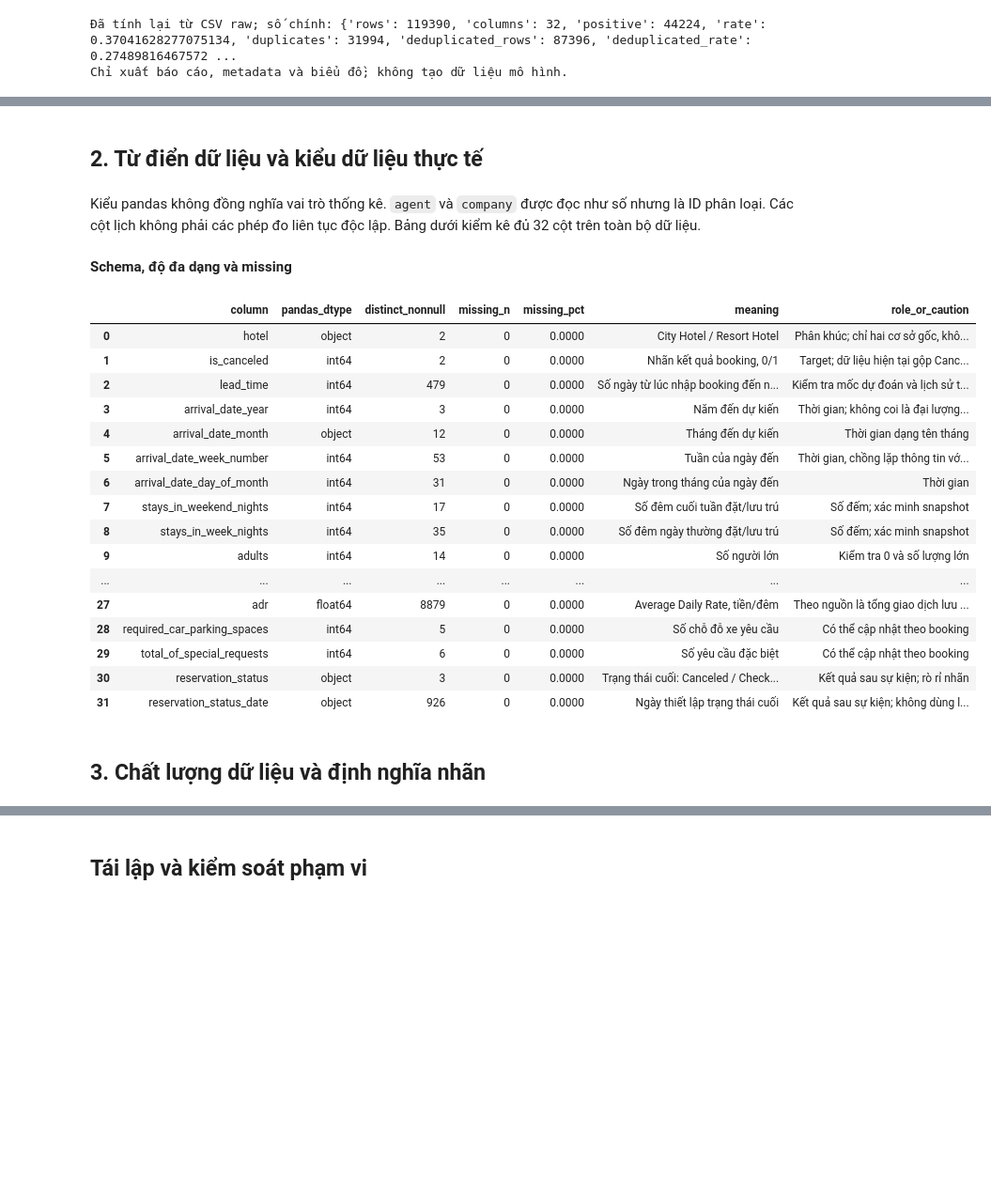
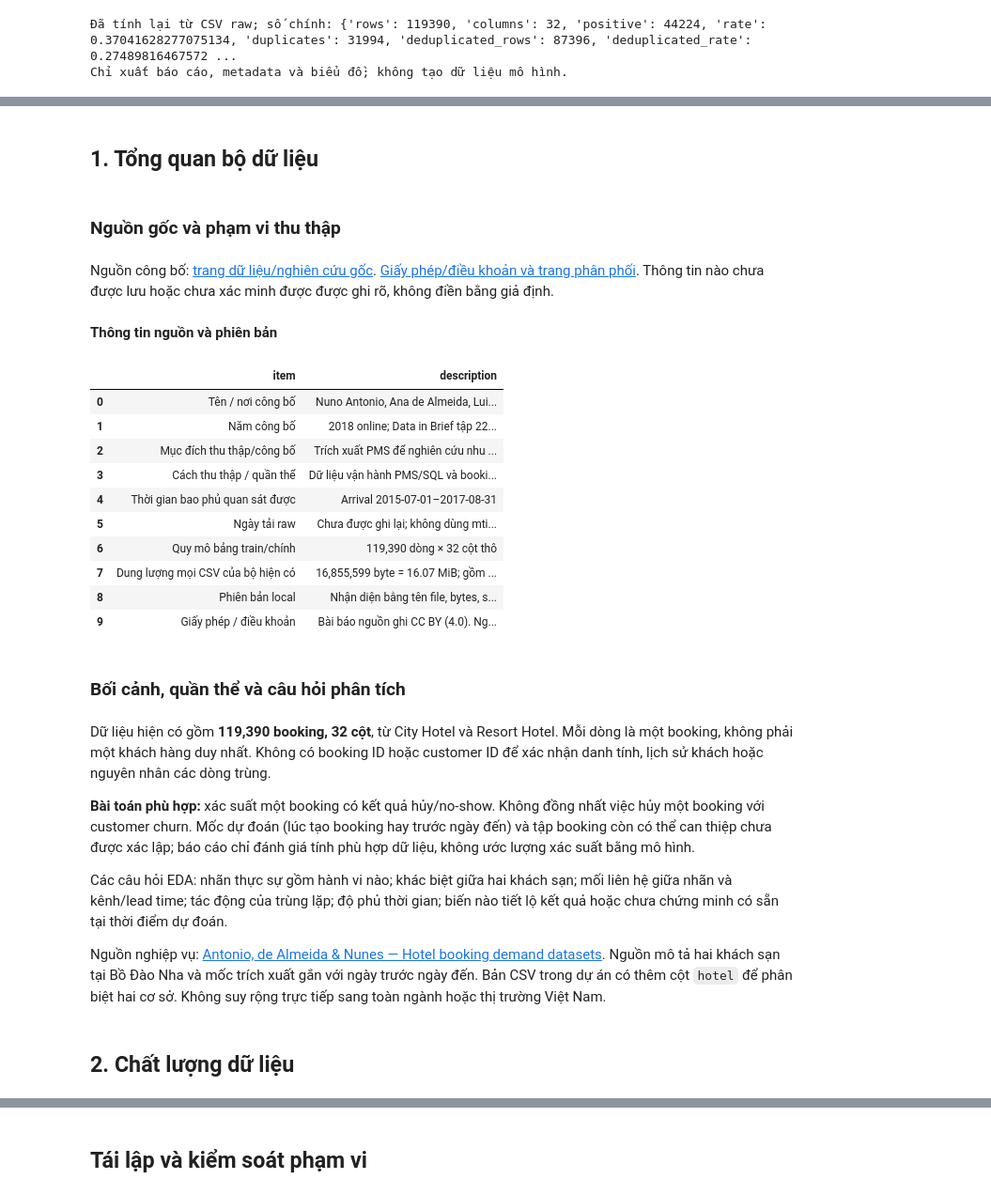
Before and after one commit to AnhQun18/Propensity-VSF-tts, a Jupyter notebook: notebooks/HOTEL/hotel_descriptive_report.ipynb, the cells around one changed output, grey strips where cells are left out. Shown at 94% size. Drawn from its saved outputs; the diff is of its cells as text; code cells hidden in the pictures; blank space fills up the shorter version.

```diff
--- a/notebooks/HOTEL/hotel_descriptive_report.ipynb
+++ b/notebooks/HOTEL/hotel_descriptive_report.ipynb
@@ -44,27 +47,30 @@ Nguồn nghiệp vụ: [Antonio, de Almeida & Nunes — Hotel booking demand dat
-# %% [markdown]
-## 2. Từ điển dữ liệu và kiểu dữ liệu thực tế
+# %% [markdown]
+## 1. Tổng quan bộ dữ liệu
 # %%
-eda.show_section(report, 'dictionary')
+eda.show_section(report, 'overview')
 # %% [output]
-Kiểu pandas không đồng nghĩa vai trò thống kê. `agent` và `company` được đọc như số nhưng là ID phân loại. Các cột lịch không phải các phép đo liên tục độc lập. Bảng dưới kiểm kê đủ 32 cột trên toàn bộ dữ liệu.
+### Nguồn gốc và phạm vi thu thập
-**Schema, độ đa dạng và missing**
+Nguồn công bố: [trang dữ liệu/nghiên cứu gốc](https://pmc.ncbi.nlm.nih.gov/articles/PMC6297060/). [Giấy phép/điều khoản và trang phân phối](https://www.kaggle.com/datasets/jessemostipak/hotel-booking-demand). Thông tin nào chưa được lưu hoặc chưa xác minh được được ghi rõ, không điền bằng giả định.
+**Thông tin nguồn và phiên bản**
-|  | column | pandas_dtype | distinct_nonnull | missing_n | missing_pct | meaning | role_or_caution |
-| 0 | hotel | object | 2 | 0 | 0.0000 | City Hotel / Resort Hotel | Phân khúc; chỉ hai cơ sở gốc, khô... |
-| 1 | is_canceled | int64 | 2 | 0 | 0.0000 | Nhãn kết quả booking, 0/1 | Target; dữ liệu hiện tại gộp Canc... |
-| 2 | lead_time | int64 | 479 | 0 | 0.0000 | Số ngày từ lúc nhập booking đến n... | Kiểm tra mốc dự đoán và lịch sử t... |
-| 3 | arrival_date_year | int64 | 3 | 0 | 0.0000 | Năm đến dự kiến | Thời gian; không coi là đại lượng... |
-| 4 | arrival_date_month | object | 12 | 0 | 0.0000 | Tháng đến dự kiến | Thời gian dạng tên tháng |
-| 5 | arrival_date_week_number | int64 | 53 | 0 | 0.0000 | Tuần của ngày đến | Thời gian, chồng lặp thông tin vớ... |
-| 6 | arrival_date_day_of_month | int64 | 31 | 0 | 0.0000 | Ngày trong tháng của ngày đến | Thời gian |
-| 7 | stays_in_weekend_nights | int64 | 17 | 0 | 0.0000 | Số đêm cuối tuần đặt/lưu trú | Số đếm; xác minh snapshot |
-| 8 | stays_in_week_nights | int64 | 35 | 0 | 0.0000 | Số đêm ngày thường đặt/lưu trú | Số đếm; xác minh snapshot |
-| 9 | adults | int64 | 14 | 0 | 0.0000 | Số người lớn | Kiểm tra 0 và số lượng lớn |
-| ... | ... | ... | ... | ... | ... | ... | ... |
-| 27 | adr | float64 | 8879 | 0 | 0.0000 | Average Daily Rate, tiền/đêm | Theo nguồn là tổng giao dịch lưu ... |
-| 28 | required_car_parking_spaces | int64 | 5 | 0 | 0.0000 | Số chỗ đỗ xe yêu cầu | Có thể cập nhật theo booking |
-| 29 | total_of_special_requests | int64 | 6 | 0 | 0.0000 | Số yêu cầu đặc biệt | Có thể cập nhật theo booking |
-| 30 | reservation_status | object | 3 | 0 | 0.0000 | Trạng thái cuối: Canceled / Check... | Kết quả sau sự kiện; rò rỉ nhãn |
-| 31 | reservation_status_date | object | 926 | 0 | 0.0000 | Ngày thiết lập trạng thái cuối | Kết quả sau sự kiện; không dùng l... |
+|  | item | description |
+| 0 | Tên / nơi công bố | Nuno Antonio, Ana de Almeida, Lui... |
+| 1 | Năm công bố | 2018 online; Data in Brief tập 22... |
+| 2 | Mục đích thu thập/công bố | Trích xuất PMS để nghiên cứu nhu ... |
+| 3 | Cách thu thập / quần thể | Dữ liệu vận hành PMS/SQL và booki... |
+| 4 | Thời gian bao phủ quan sát được | Arrival 2015-07-01–2017-08-31 |
+| 5 | Ngày tải raw | Chưa được ghi lại; không dùng mti... |
+| 6 | Quy mô bảng train/chính | 119,390 dòng × 32 cột thô |
+| 7 | Dung lượng mọi CSV của bộ hiện có | 16,855,599 byte = 16.07 MiB; gồm ... |
+| 8 | Phiên bản local | Nhận diện bằng tên file, bytes, s... |
+| 9 | Giấy phép / điều khoản | Bài báo nguồn ghi CC BY (4.0). Ng... |
+### Bối cảnh, quần thể và câu hỏi phân tích
+Dữ liệu hiện có gồm **119,390 booking, 32 cột**, từ City Hotel và Resort Hotel. Mỗi dòng là một booking, không phải một khách hàng duy nhất. Không có booking ID hoặc customer ID để xác nhận danh tính, lịch sử khách hoặc nguyên nhân các dòng trùng.
+
+**Bài toán phù hợp:** xác suất một booking có kết quả hủy/no-show. Không đồng nhất việc hủy một booking với customer churn. Mốc dự đoán (lúc tạo booking hay trước ngày đến) và tập booking còn có thể can thiệp chưa được xác lập; báo cáo chỉ đánh giá tính phù hợp dữ liệu, không ước lượng xác suất bằng mô hình.
+
+Các câu hỏi EDA: nhãn thực sự gồm hành vi nào; khác biệt giữa hai khách sạn; mối liên hệ giữa nhãn và kênh/lead time; tác động của trùng lặp; độ phủ thời gian; biến nào tiết lộ kết quả hoặc chưa chứng minh có sẵn tại thời điểm dự đoán.
+
+Nguồn nghiệp vụ: [Antonio, de Almeida & Nunes — Hotel booking demand datasets](https://pmc.ncbi.nlm.nih.gov/articles/PMC6297060/). Nguồn mô tả hai khách sạn tại Bồ Đào Nha và mốc trích xuất gắn với ngày trước ngày đến. Bản CSV trong dự án có thêm cột `hotel` để phân biệt hai cơ sở. Không suy rộng trực tiếp sang toàn ngành hoặc thị trường Việt Nam.
 # %% [markdown]
-## 3. Chất lượng dữ liệu và định nghĩa nhãn
+## 2. Chất lượng dữ liệu
 # %%
```
Also changed, not shown: parts of 20 cells of this notebook, 35 other files.
